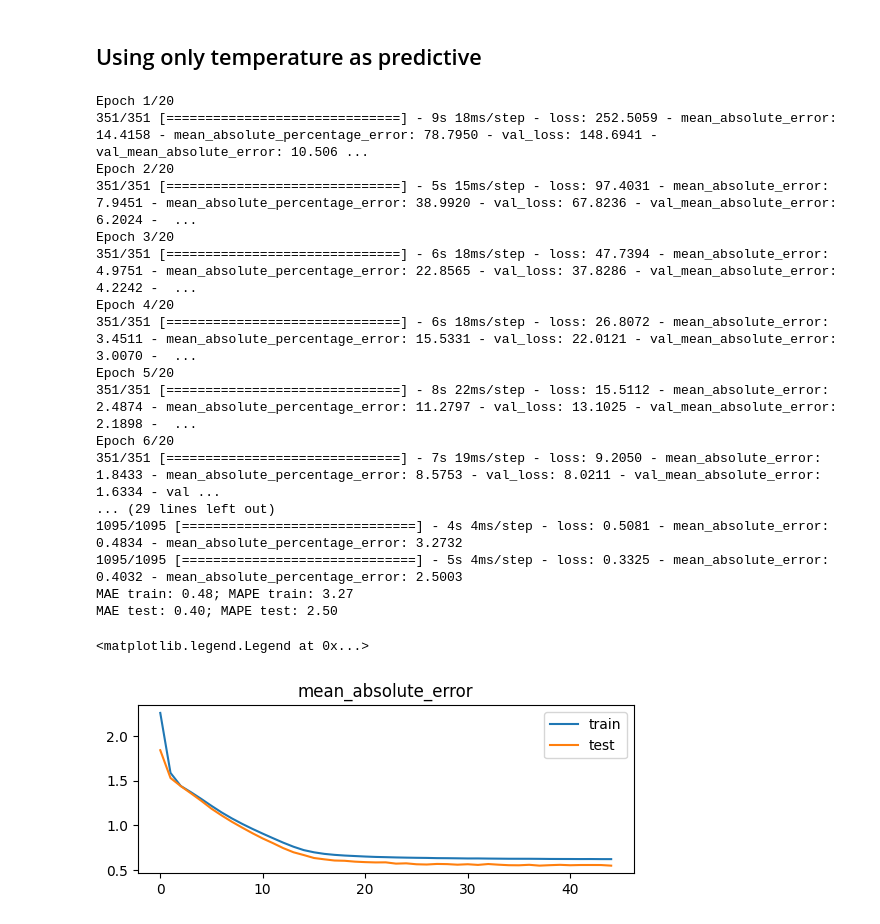
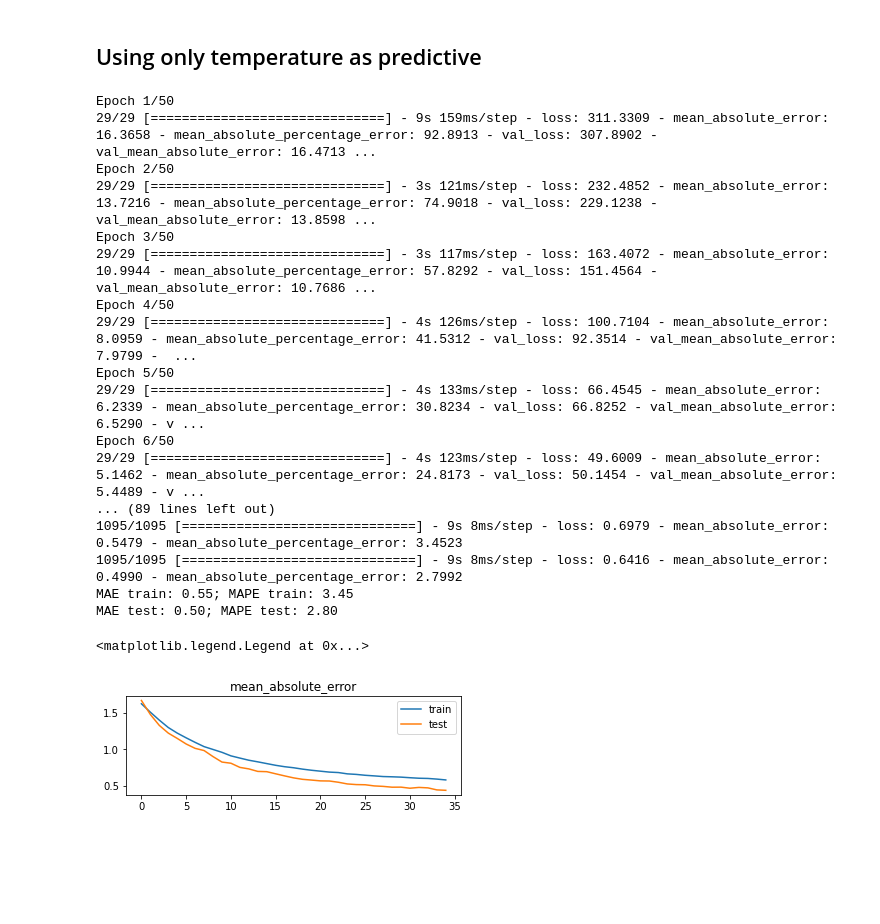
Before and after one commit to marcoandresv/DS_Consorci_2025, a Jupyter notebook: 7.- Deep Learning/3.- Time Series/Long-Short Term Memory_Neural Networks.ipynb, the cells around one changed output. Drawn from its saved outputs; the diff is of its cells as text; code cells hidden in the pictures; blank space fills up the shorter version.

```diff
--- a/7.- Deep Learning/3.- Time Series/Long-Short Term Memory_Neural Networks.ipynb
+++ b/7.- Deep Learning/3.- Time Series/Long-Short Term Memory_Neural Networks.ipynb
@@ -73,18 +190,18 @@ from sklearn import metrics
 
 from sklearn.preprocessing import StandardScaler
 # %%
-weather = pd.read_csv('/content/sample_data/Barcelona_weather.csv', sep = ';')
+weather = pd.read_csv('../../../Data/Deep Learning/Deep Learning/Barcelona_weather.csv', sep = ';')
 
 weather['date'] = pd.to_datetime(weather['dt'],unit='s')
 weather = weather[['date','temp','feels_like','pressure','humidity','wind_speed','dew_point', 'visibility','rain_1h']]
-weather['rain_1h'].fillna(0, inplace = True)
+weather['rain_1h'] = weather['rain_1h'].fillna(0)
 weather['year'] = weather['date'].dt.year
 weather['month'] = weather['date'].dt.month
 weather = weather[weather['year'].isin([2018,2019,2020,2021,2022])]
 
 def nans(df):
   for c in df.columns:
-    df[c].bfill(inplace = True)
+    df[c] = df[c].bfill()
   return df
 
 weather = nans(weather)
@@ -126,16 +303,16 @@ weather.year.value_counts()
 2022    8760
 Name: year, dtype: int64
 # %%
-# 8860 instantes de tiempo (horas) para validar equivalentes a todo el año 2022
-X_train = weather[['temp', 'visibility','dew_point', 'pressure','humidity', 'wind_speed', 'feels_like']][:-8760]
+# using every time lag from 2018 to 2020 to train the network
+# X_train = weather[['temp', 'visibility','dew_point', 'pressure','humidity', 'wind_speed', 'feels_like']][:-8760]
+X_train = weather[['temp','humidity']][:-8760]
 y_train = weather[['temp']][:-8760]
 
 
-X_test = weather[['temp', 'visibility','dew_point', 'pressure','humidity', 'wind_speed', 'feels_like']][8760:]
+# using 2022 to validate
+# X_test = weather[['temp', 'visibility','dew_point', 'pressure','humidity', 'wind_speed', 'feels_like']][8760:]
+X_test = weather[['temp', 'humidity']][8760:]
 y_test = weather[['temp']][8760:]
-
-# temp_train = np.array(weather['temp'][:-8760]).reshape(-1, 1)
-# temp_test = np.array(weather['temp'][8760:]).reshape(-1, 1)
 
 temp_train = weather[['temp']][:-8760]
 temp_test = weather[['temp']][8760:]
@@ -175,7 +369,7 @@ def create_dataset(X, y, time_steps=1):
       ys.append(y.iloc[i + time_steps])
     return np.array(Xs), np.array(ys)
 # %%
-time_steps = 1
+time_steps = 24
 
 # reshape to [samples, time_steps, n_features]
 
@@ -246,49 +395,49 @@ plt.legend()
 ## Using only temperature as predictive
 # %%
 lstm_model = tf.keras.models.Sequential([
-    # Shape [batch, time, features] => [batch, time, lstm_units]
-    tf.keras.layers.LSTM(12,activation='tanh', input_shape = (X_temp_train_shape.shape[1], X_temp_train_shape.shape[2])),
-    # Shape => [batch, time, features]
+
+    tf.keras.layers.LSTM(50, input_shape = (X_temp_train_shape.shape[1], X_temp_train_shape.shape[2])),
+
     tf.keras.layers.Dense(units=1)
   ])
 lstm_model.compile(loss=tf.losses.MeanSquaredError(),
                 optimizer=tf.optimizers.Adam(),
                 metrics=[tf.metrics.MeanAbsoluteError(),tf.metrics.MeanAbsolutePercentageError()])
-history = lstm_model.fit(X_temp_train_shape, y_temp_train_shape, validation_data = (X_temp_test_shape, y_temp_test_shape), epochs=20, batch_size = 100)
+history = lstm_model.fit(X_temp_train_shape, y_train_shape, validation_split = 0.2, epochs=50, batch_size = 1000)
 
-ypred_temp = lstm_model.predict(X_temp_test_shape)
+ypred_shape = lstm_model.predict(X_temp_test_shape)
 
-_, mae_tr, mape_tr = lstm_model.evaluate(X_temp_train_shape, y_temp_train_shape)
-_, mae_ts, mape_ts = lstm_model.evaluate(X_temp_test_shape, y_temp_test_shape)
+_, mae_tr, mape_tr = lstm_model.evaluate(X_temp_train_shape, y_train_shape)
+_, mae_ts, mape_ts = lstm_model.evaluate(X_temp_test_shape, y_test_shape)
 print('MAE train: %.2f; MAPE train: %.2f' % (mae_tr, mape_tr))
 print('MAE test: %.2f; MAPE test: %.2f' % (mae_ts, mape_ts))
 # %% [output]
-Epoch 1/20
-351/351 [==============================] - 9s 18ms/step - loss: 252.5059 - mean_absolute_error: 14.4158 - mean_absolute_percentage_error: 78.7950 - val_loss: 148.6941 - val_mean_absolute_error: 10.506 ...
-Epoch 2/20
-351/351 [==============================] - 5s 15ms/step - loss: 97.4031 - mean_absolute_error: 7.9451 - mean_absolute_percentage_error: 38.9920 - val_loss: 67.8236 - val_mean_absolute_error: 6.2024 -  ...
-Epoch 3/20
-351/351 [==============================] - 6s 18ms/step - loss: 47.7394 - mean_absolute_error: 4.9751 - mean_absolute_percentage_error: 22.8565 - val_loss: 37.8286 - val_mean_absolute_error: 4.2242 -  ...
-Epoch 4/20
-351/351 [==============================] - 6s 18ms/step - loss: 26.8072 - mean_absolute_error: 3.4511 - mean_absolute_percentage_error: 15.5331 - val_loss: 22.0121 - val_mean_absolute_error: 3.0070 -  ...
-Epoch 5/20
-351/351 [==============================] - 8s 22ms/step - loss: 15.5112 - mean_absolute_error: 2.4874 - mean_absolute_percentage_error: 11.2797 - val_loss: 13.1025 - val_mean_absolute_error: 2.1898 -  ...
-Epoch 6/20
-351/351 [==============================] - 7s 19ms/step - loss: 9.2050 - mean_absolute_error: 1.8433 - mean_absolute_percentage_error: 8.5753 - val_loss: 8.0211 - val_mean_absolute_error: 1.6334 - val ...
-... (29 lines left out)
-1095/1095 [==============================] - 4s 4ms/step - loss: 0.5081 - mean_absolute_error: 0.4834 - mean_absolute_percentage_error: 3.2732
-1095/1095 [==============================] - 5s 4ms/step - loss: 0.3325 - mean_absolute_error: 0.4032 - mean_absolute_percentage_error: 2.5003
-MAE train: 0.48; MAPE train: 3.27
-MAE test: 0.40; MAPE test: 2.50
+Epoch 1/50
+29/29 [==============================] - 9s 159ms/step - loss: 311.3309 - mean_absolute_error: 16.3658 - mean_absolute_percentage_error: 92.8913 - val_loss: 307.8902 - val_mean_absolute_error: 16.4713 ...
+Epoch 2/50
+29/29 [==============================] - 3s 121ms/step - loss: 232.4852 - mean_absolute_error: 13.7216 - mean_absolute_percentage_error: 74.9018 - val_loss: 229.1238 - val_mean_absolute_error: 13.8598 ...
+Epoch 3/50
+29/29 [==============================] - 3s 117ms/step - loss: 163.4072 - mean_absolute_error: 10.9944 - mean_absolute_percentage_error: 57.8292 - val_loss: 151.4564 - val_mean_absolute_error: 10.7686 ...
+Epoch 4/50
+29/29 [==============================] - 4s 126ms/step - loss: 100.7104 - mean_absolute_error: 8.0959 - mean_absolute_percentage_error: 41.5312 - val_loss: 92.3514 - val_mean_absolute_error: 7.9799 -  ...
+Epoch 5/50
+29/29 [==============================] - 4s 133ms/step - loss: 66.4545 - mean_absolute_error: 6.2339 - mean_absolute_percentage_error: 30.8234 - val_loss: 66.8252 - val_mean_absolute_error: 6.5290 - v ...
+Epoch 6/50
+29/29 [==============================] - 4s 123ms/step - loss: 49.6009 - mean_absolute_error: 5.1462 - mean_absolute_percentage_error: 24.8173 - val_loss: 50.1454 - val_mean_absolute_error: 5.4489 - v ...
+... (89 lines left out)
+1095/1095 [==============================] - 9s 8ms/step - loss: 0.6979 - mean_absolute_error: 0.5479 - mean_absolute_percentage_error: 3.4523
+1095/1095 [==============================] - 9s 8ms/step - loss: 0.6416 - mean_absolute_error: 0.4990 - mean_absolute_percentage_error: 2.7992
+MAE train: 0.55; MAPE train: 3.45
+MAE test: 0.50; MAPE test: 2.80
 # %%
 plt.subplot(211)
 plt.title('mean_absolute_error')
-plt.plot(history.history['mean_absolute_error'][5:], label='train')
-plt.plot(history.history['val_mean_absolute_error'][5:], label='test')
+plt.plot(history.history['mean_absolute_error'][15:], label='train')
+plt.plot(history.history['val_mean_absolute_error'][15:], label='test')
 plt.legend()
 # %% [output]
 <matplotlib.legend.Legend at 0x...>
-[figure, old version]
+[figure, new version]
 # %%
 # plt.plot(np.arange(0, len(y_train_shape)), y_train_shape.flatten(), 'g', label="history")
 plt.plot(np.arange(len(y_train_shape), len(y_train_shape) + len(y_test_shape)), y_test_shape.flatten(), marker='.', label="true")
```
Also changed, not shown: parts of 34 cells of this notebook.
